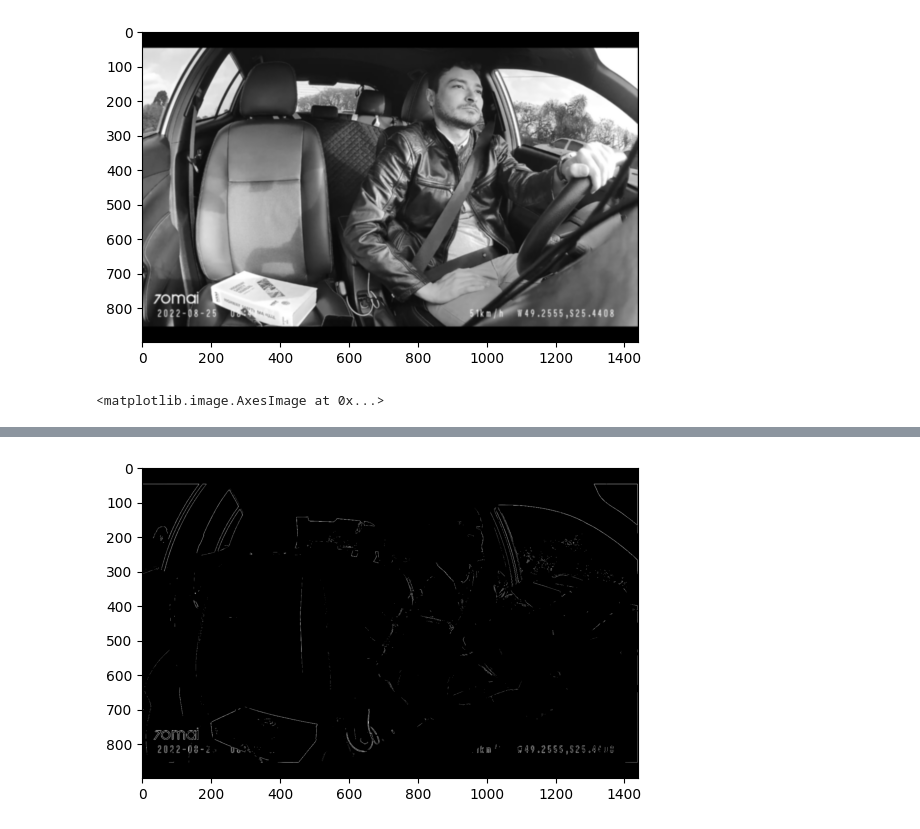
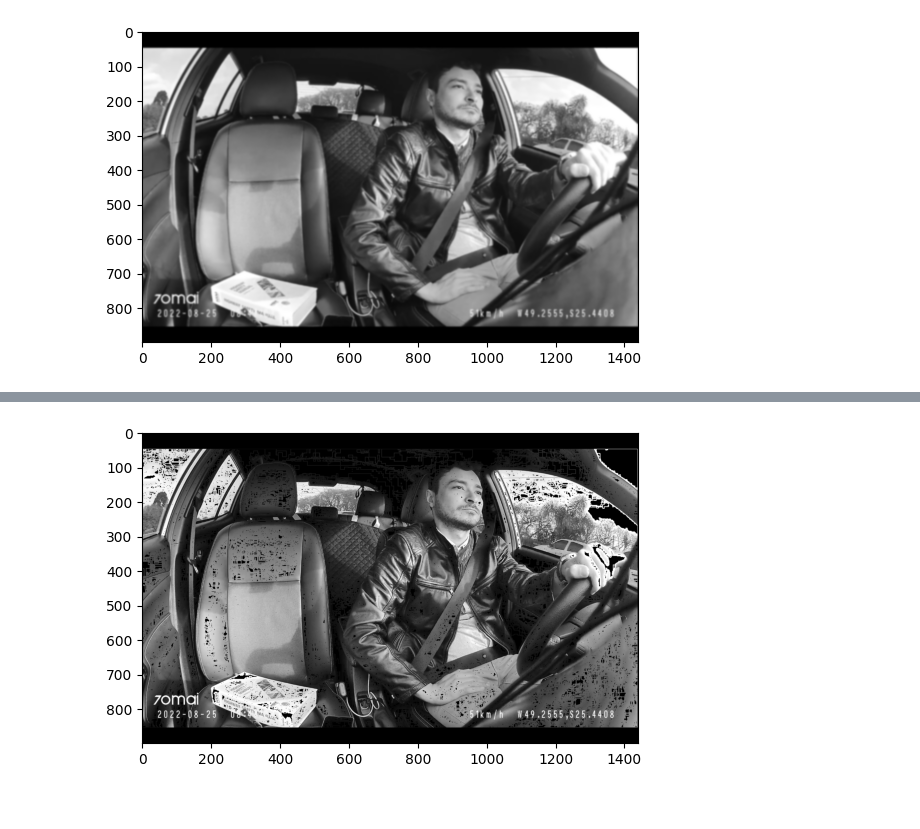
Before and after one commit to inaies/TA1_visao, a Jupyter notebook: main.ipynb, the cells around one changed output, grey strips where cells are left out. Cells and saved outputs as stored; diff of their text form; code cells hidden in the pictures.

```diff
--- a/main.ipynb
+++ b/main.ipynb
@@ -70,6 +62,7 @@ display(slider)
 # %%
 #Subtract do sharpness
-# sub=cv2.subtract(img,output)
-plt.imshow(cv2.cvtColor(img,cv2.COLOR_GRAY2BGR))
+img = cv2.imread('imagemIC.png', cv2.IMREAD_GRAYSCALE)
+sub=cv2.subtract(img, output)
+plt.imshow(cv2.cvtColor(sub,cv2.COLOR_GRAY2BGR))
 # %% [output]
 <matplotlib.image.AxesImage at 0x...>
@@ -108,13 +101,31 @@ sobelx = cv2.Sobel(img, cv2.CV_64F, 1, 0, ksize=3)
 sobely = cv2.Sobel(img, cv2.CV_64F, 0, 1, ksize=3)
 sobel = np.sqrt(np.square(sobelx) + np.square(sobely))
 
+plt.show(block=False)
+clear_output(wait=True)
+
+def display_image(mask_number=0):
+    global img
+    plt.clf()
+    plt.close('all')
+    clear_output(wait=False)
+    mask = np.uint8(sobel > np.mean(sobel) * mask_number)
+    masked_img = cv2.bitwise_and(img, img, mask=mask)
+    plt.imshow(masked_img, cmap='gray')
+
+display_image()
+
+slider = widgets.IntSlider(min=0, max=18, step=1, value=0)
+
+def on_value_change(change):
+    display_image(change.new)
+    display(slider)
+
+slider.observe(on_value_change, names='value', type='change')
+
 # Cria uma máscara para manter apenas os pixels que representam as bordas
-mask = np.uint8(sobel > np.mean(sobel) * 10)
 
 # Aplica a máscara na imagem
-masked_img = cv2.bitwise_and(img, img, mask=mask)
 
-# Exibe apenas as bordas
-plt.imshow(masked_img, cmap='gray')
+display(slider)
 # %% [output]
-<matplotlib.image.AxesImage at 0x...>
@@ -121 +133 @@ plt.imshow(masked_img, cmap='gray')
-[figure, old version]
+[figure, new version]
```
Also changed, not shown: parts of 12 cells of this notebook, 3 other files.
